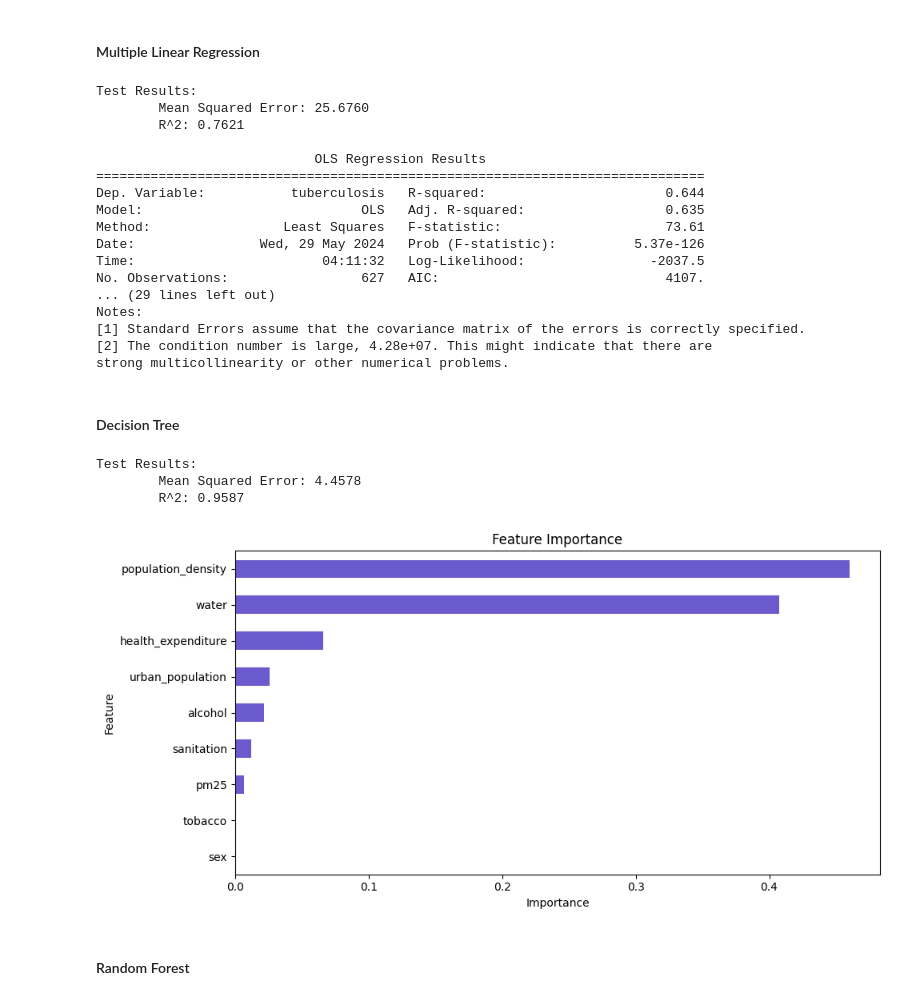
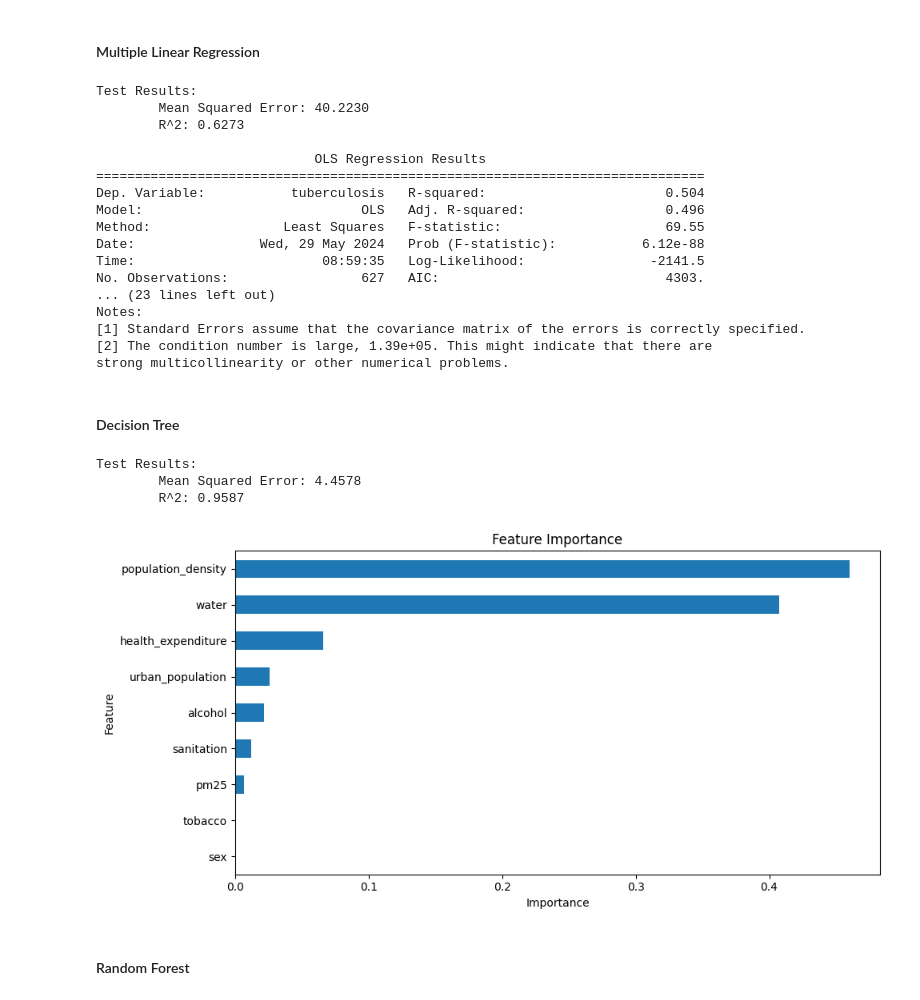
Before and after one commit to Gralerfics/SLDS_Project_OpenStudy, a Jupyter notebook: src/main.ipynb, the cells around one changed output. Drawn from its saved outputs; the diff is of its cells as text; code cells hidden in the pictures.

```diff
--- a/src/main.ipynb
+++ b/src/main.ipynb
@@ -268,30 +271,6 @@ def mlr_process(response, predictors):
     X_train = dataset_train[predictors].copy()
     y_test = dataset_test[response].copy()
     X_test = dataset_test[predictors].copy()
-
-    for other in ['alcohol', 'tobacco']:
-        term = f'sex * {other}'
-        X_train[term] = X_train['sex'] * X_train[other]
-        X_test[term] = X_test['sex'] * X_test[other]
-
-    for other in ['tobacco', 'pm25', 'water', 'sanitation']:
-        term = f'health_expenditure * {other}'
-        X_train[term] = X_train['health_expenditure'] * X_train[other]
-        X_test[term] = X_test['health_expenditure'] * X_test[other]
-
-    # for i in range(len(predictors)):
-    #     for j in range(i + 1, len(predictors)):
-    #         predictor_1 = predictors[i]
-    #         predictor_2 = predictors[j]
-    #         interaction_term = f'{predictor_1} * {predictor_2}'
-    #         X_train[interaction_term] = X_train[predictor_1] * X_train[predictor_2]
-    #         X_test[interaction_term] = X_test[predictor_1] * X_test[predictor_2]
-
-    # X_train['water ^ 2'] = X_train['water'] ** 2
-    # X_test['water ^ 2'] = X_test['water'] ** 2
-    # for i in range(3, 7 + 1):
-    #     X_train[f'water ^ {i}'] = X_train[f'water ^ {i - 1}'] * X_train['water']
-    #     X_test[f'water ^ {i}'] = X_test[f'water ^ {i - 1}'] * X_test['water']
 
     # Add constant
     X_train = sm.add_constant(X_train)
@@ -307,28 +286,28 @@ def mlr_process(response, predictors):
 
     return model, y_pred - y_test, test_mse, test_r2
 
-model_mlr, test_residues_mlr, test_mse_mlr, test_r2_mlr = mlr_process('tuberculosis', feature_names)
+model_mlr, test_residuals_mlr, test_mse_mlr, test_r2_mlr = mlr_process('tuberculosis', feature_names) # , list(set(feature_names) - set(['sanitation'])))
 print(f'\nTest Results:')
 print(f'\tMean Squared Error: {test_mse_mlr:.4f}')
 print(f'\tR^2: {test_r2_mlr:.4f}\n')
 print(model_mlr.summary())
 # %% [output]
 Test Results:
-        Mean Squared Error: 25.6760
-        R^2: 0.7621
+        Mean Squared Error: 40.2230
+        R^2: 0.6273
 
                             OLS Regression Results
 ==============================================================================
-Dep. Variable:           tuberculosis   R-squared:                       0.644
-Model:                            OLS   Adj. R-squared:                  0.635
-Method:                 Least Squares   F-statistic:                     73.61
-Date:                Wed, 29 May 2024   Prob (F-statistic):          5.37e-126
-Time:                        04:11:32   Log-Likelihood:                -2037.5
-No. Observations:                 627   AIC:                             4107.
-... (29 lines left out)
+Dep. Variable:           tuberculosis   R-squared:                       0.504
+Model:                            OLS   Adj. R-squared:                  0.496
+Method:                 Least Squares   F-statistic:                     69.55
+Date:                Wed, 29 May 2024   Prob (F-statistic):           6.12e-88
+Time:                        08:59:35   Log-Likelihood:                -2141.5
+No. Observations:                 627   AIC:                             4303.
+... (23 lines left out)
 Notes:
 [1] Standard Errors assume that the covariance matrix of the errors is correctly specified.
-[2] The condition number is large, 4.28e+07. This might indicate that there are
+[2] The condition number is large, 1.39e+05. This might indicate that there are
 strong multicollinearity or other numerical problems.
 # %% [markdown]
 #### Decision Tree
@@ -341,37 +320,37 @@ def dt_process(response, predictors):
     X_test = dataset_test[predictors].copy()
 
     # Train
     model = DecisionTreeRegressor(random_state = 233)
     model.fit(X_train, y_train)
 
     # Test
     y_pred = model.predict(X_test)
     test_mse = mean_squared_error(y_test, y_pred)
     test_r2 = r2_score(y_test, y_pred)
 
     return model, y_pred - y_test, test_mse, test_r2
 
-model_dt, test_residues_dt, test_mse_dt, test_r2_dt = dt_process('tuberculosis', feature_names)
+model_dt, test_residuals_dt, test_mse_dt, test_r2_dt = dt_process('tuberculosis', feature_names)
 print(f'\nTest Results:')
 print(f'\tMean Squared Error: {test_mse_dt:.4f}')
 print(f'\tR^2: {test_r2_dt:.4f}\n')
 
 importance = pd.DataFrame({
-    'Feature': feature_names,
+    'Feature': model_dt.feature_names_in_,
     'Importance': model_dt.feature_importances_
 }).sort_values(by = 'Importance', ascending = True)
 
 fig, ax = plt.subplots(1, 1, figsize = (10, 5))
-importance.plot(kind = 'barh', x = 'Feature', y = 'Importance', ax = ax, color = 'slateblue', legend = False)
+importance.plot(kind = 'barh', x = 'Feature', y = 'Importance', ax = ax, legend = False)
 ax.set_title('Feature Importance')
 ax.set_xlabel('Importance')
 plt.tight_layout()
 plt.show()
 # %% [output]
 Test Results:
         Mean Squared Error: 4.4578
         R^2: 0.9587
-[figure, old version]
+[figure, new version]
 # %% [markdown]
 #### Random Forest
 # %%
```
Also changed, not shown: parts of 25 cells of this notebook, 2 other files.
